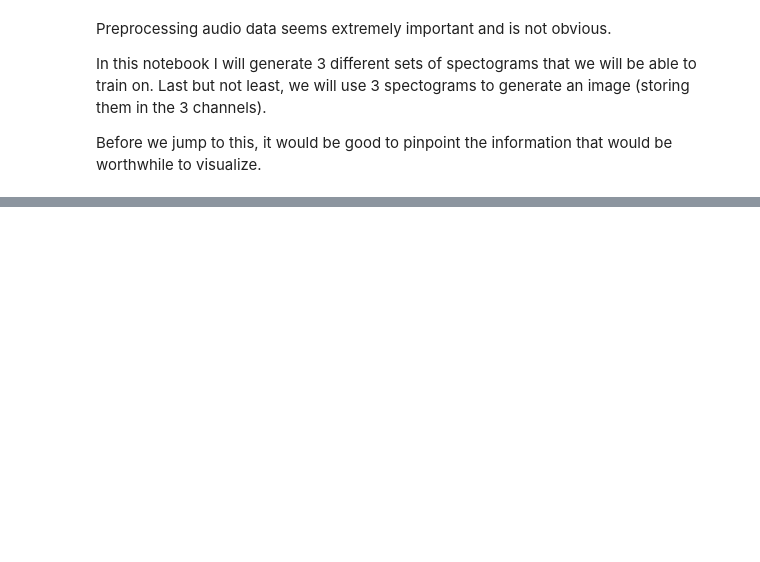
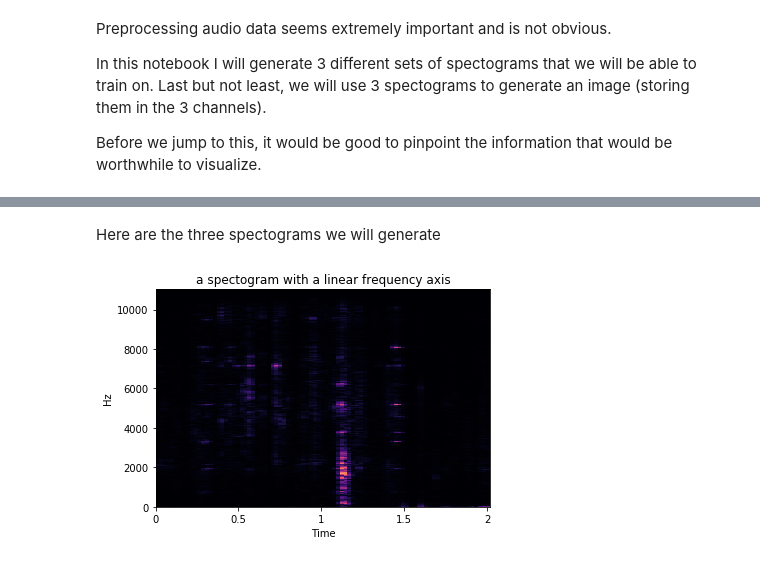
Before and after one commit to vishweshs4/freesound, a Jupyter notebook: 05_Generate_spectograms.ipynb, the cells around one changed output, grey strips where cells are left out. Cells and saved outputs as stored; diff of their text form; code cells hidden in the pictures; blank space fills up the shorter version.

```diff
--- a/05_Generate_spectograms.ipynb
+++ b/05_Generate_spectograms.ipynb
@@ -138,0 +70,3 @@ for path in progress_bar(tst_paths): preprocess_test(path)
+# %%
+x, sr = librosa.load(trn_paths[3581], sr=SR)
+Audio(x, rate=sr)
@@ -138,0 +176,16 @@ for path in progress_bar(tst_paths): preprocess_test(path)
+# %%
+trn_paths = list(Path('data/audio_train_22k_2sec_better_centered/').iterdir())
+tst_paths = list(Path('data/audio_test_22k_2sec_better_centered/').iterdir())
+# %%
+x, sr = librosa.load(trn_paths[1])
+# %%
+hop_length = 512
+n_fft = 2048
+S = librosa.stft(x, n_fft=n_fft, hop_length=hop_length)
+# %% [markdown]
+Here are the three spectograms we will generate
+# %%
+ax = librosa.display.specshow(S, sr=sr, x_axis='time', y_axis='linear')
+plt.title('a spectogram with a linear frequency axis');
+# %% [output]
+[figure, added]
```
Also changed, not shown: parts of 56 cells of this notebook.
